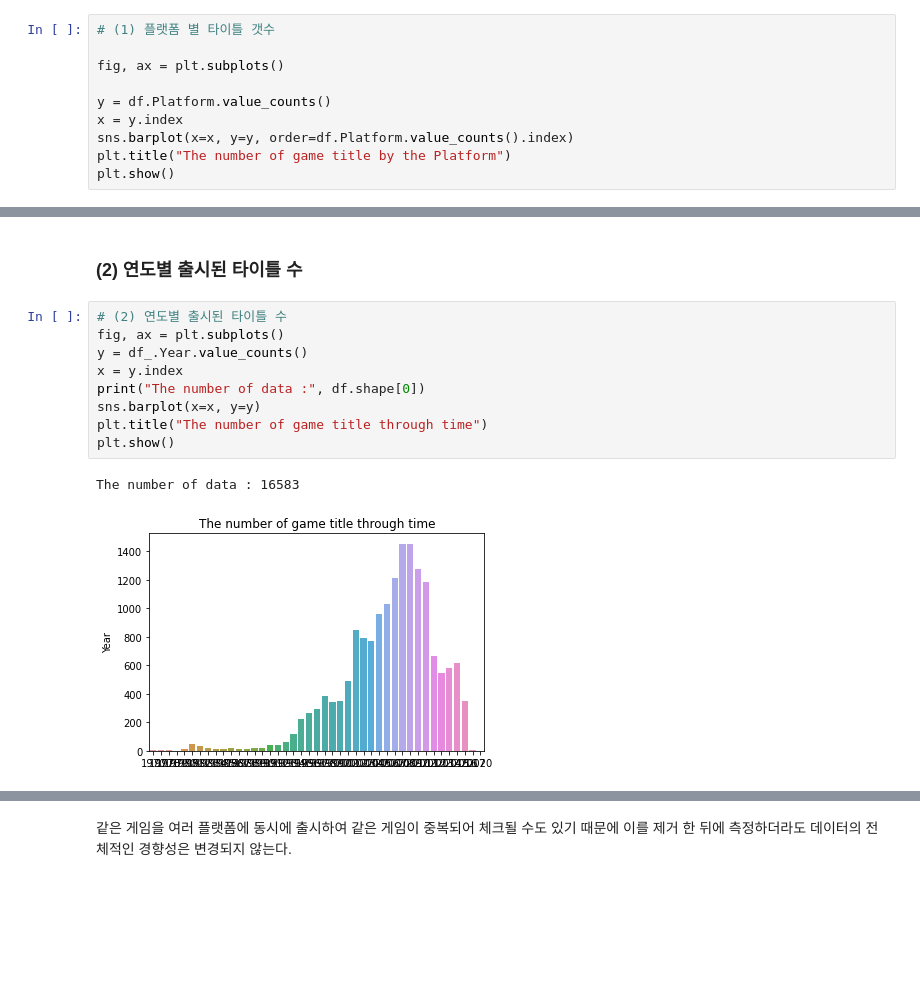
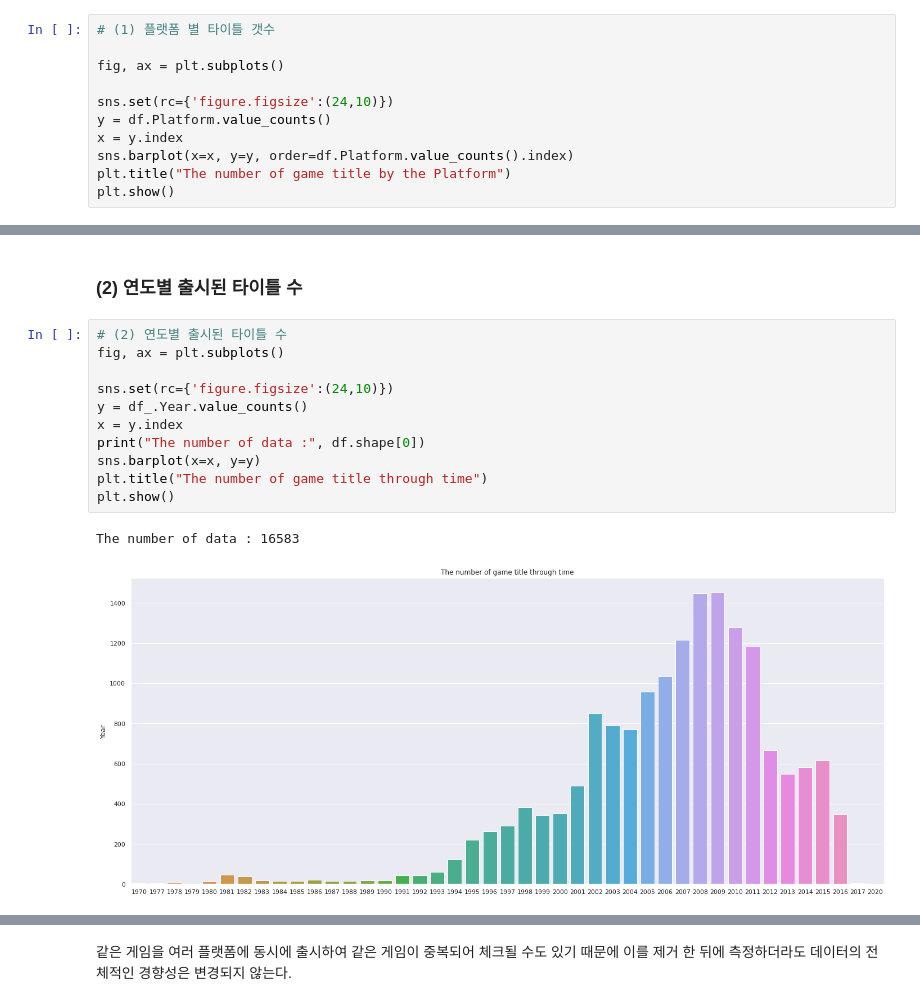
Before and after one commit to pokem1402/section_project_one, a Jupyter notebook: EDA_3_visualize.ipynb, the cells around one changed output, grey strips where cells are left out. Cells and saved outputs as stored; diff of their text form; blank space fills up the shorter version.

```diff
--- a/EDA_3_visualize.ipynb
+++ b/EDA_3_visualize.ipynb
@@ -115,6 +116,7 @@ df.Platform = df.Platform.astype("category")
 
 fig, ax = plt.subplots()
 
+sns.set(rc={'figure.figsize':(24,10)})
 y = df.Platform.value_counts()
 x = y.index
 sns.barplot(x=x, y=y, order=df.Platform.value_counts().index)
@@ -160,15 +162,17 @@ Name: Platform, dtype: int64
 # %%
 # (2) 연도별 출시된 타이틀 수
 fig, ax = plt.subplots()
+
+sns.set(rc={'figure.figsize':(24,10)})
 y = df_.Year.value_counts()
 x = y.index
 print("The number of data :", df.shape[0])
 sns.barplot(x=x, y=y)
 plt.title("The number of game title through time")
 plt.show()
 # %% [output]
 The number of data : 16583
-[figure, old version]
+[figure, new version]
 # %%
 # (2) 연도별 출시된 타이틀 수 중 플랫폼 중복을 제외한 수
 fig, ax = plt.subplots()
```
Also changed, not shown: parts of 34 cells of this notebook.
